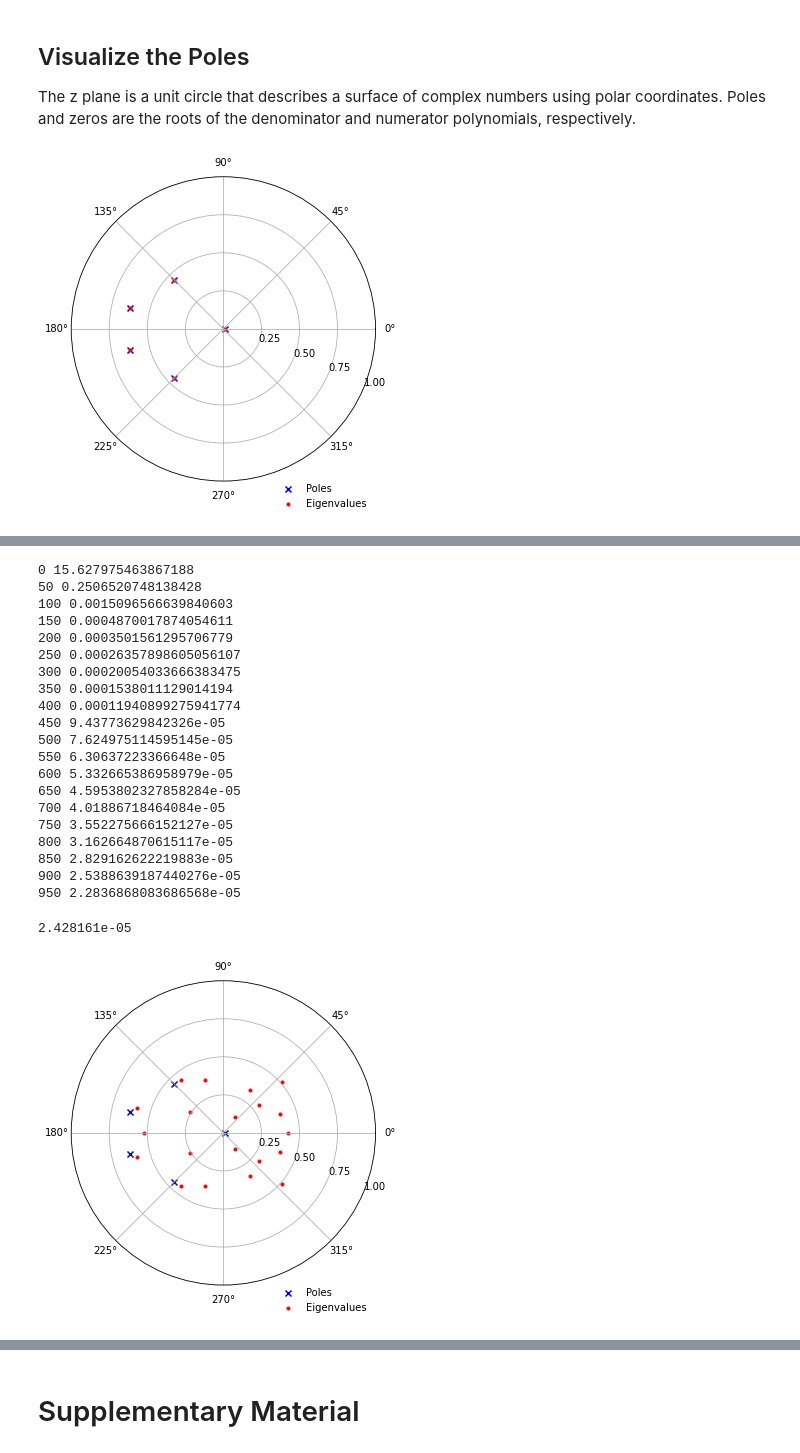
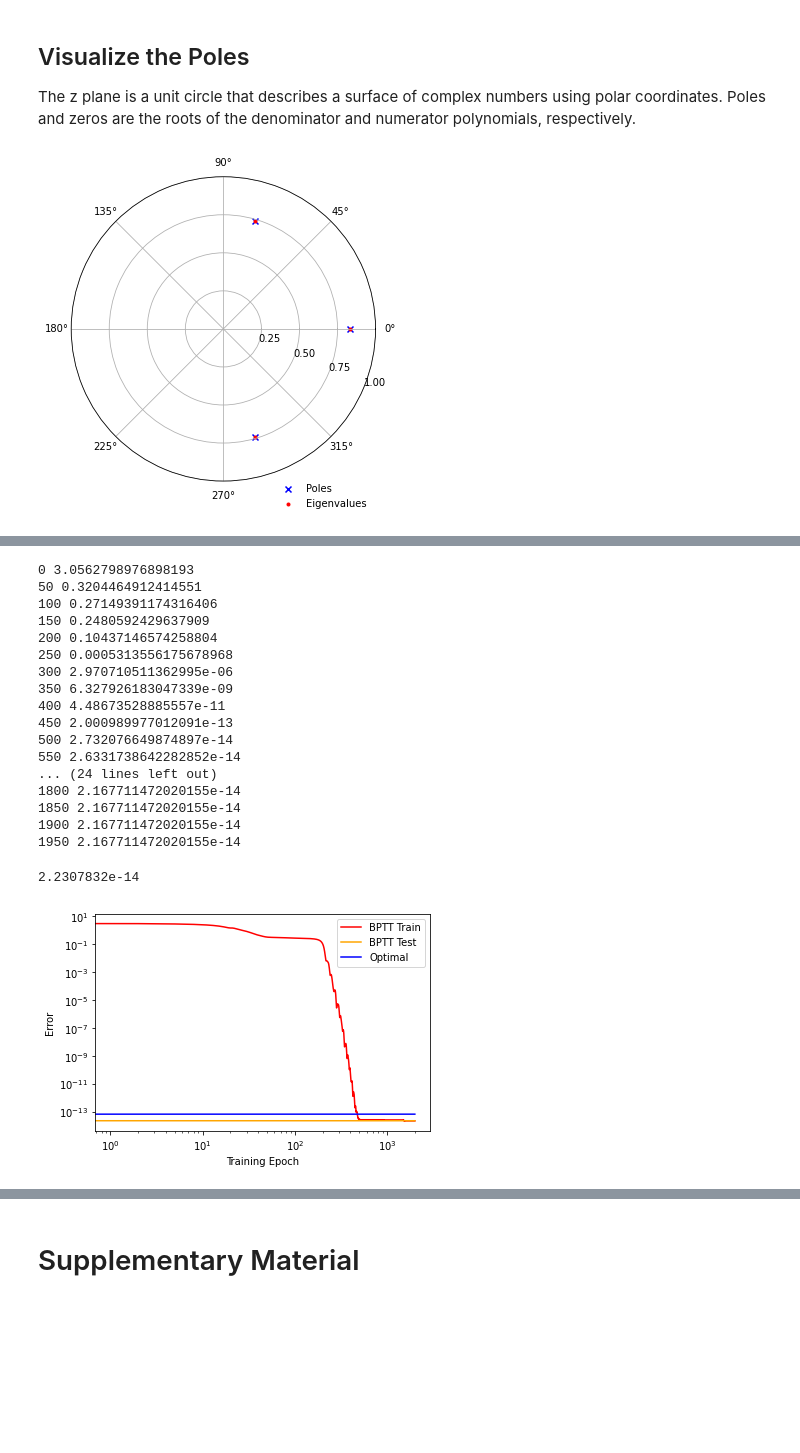
Before and after one commit to mpotta/bptt, a Jupyter notebook: RNNs as Filters/rnns_as_filters.ipynb, the cells around one changed output, grey strips where cells are left out. Drawn from its saved outputs; the diff is of its cells as text; code cells hidden in the pictures; blank space fills up the shorter version.

Commit message:
Added plot for loglog loss

```diff
--- a/RNNs as Filters/rnns_as_filters.ipynb
+++ b/RNNs as Filters/rnns_as_filters.ipynb
@@ -99,8 +98,8 @@ import numpy as np
 import scipy.signal as signal
 
 # Set Parameters
-filter_order = N = 5
-hidden_size = 20
+filter_order = N = 3
+hidden_size = 3
 
 seq_len = 150
 wash_out = 50
@@ -301,6 +300,6 @@ pred, rnn_output = net(test_inp)
 
 # Compute Loss
 criterion = nn.MSELoss()
-error = criterion(pred[wash_out:,:,:], test_out[wash_out:,:,:]).detach().numpy()
-print(error)
+error_optimal = criterion(pred[wash_out:,:,:], test_out[wash_out:,:,:]).detach().numpy()
+print(error_optimal)
 # %% [output]
@@ -347,7 +346,7 @@ real_poles, imag_poles = [x.real for x in p], [x.imag for x in p]
 realW_bptt, imagW_bptt = extract_eigen_values(net.rnn.h2h.weight.detach().numpy())
 polar_plot(real_poles, imag_poles, realW_bptt, imagW_bptt)
 # %% [output]
-[figure, old version]
+[figure, new version]
 # %% [markdown]
 ## Train an RNN
 #### What is the relationship between poles of a filter and eigenvalues of a feedback system?
@@ -362,7 +361,11 @@ As multiple weight matrices can implement the same dynamics by having identical
 net_trained = RNNNet(1, hidden_size, 1)
 
 optimizer = torch.optim.Adam(net_trained.parameters(), lr=0.01)
-for epoch in range(1000):
+
+error_train = []
+
+epochs = 2000
+for epoch in range(epochs):
     # Zero the gradient buffer
     optimizer.zero_grad()
 
@@ -373,6 +376,7 @@ for epoch in range(1000):
 
     # Measure the loss
     loss = criterion(pred[:,wash_out:,:], train_out[:,wash_out:,:])
+    error_train.append(loss.data.item())
 
     # Print the loss
     if epoch%50==0:
@@ -382,39 +386,44 @@ for epoch in range(1000):
     loss.backward()
     optimizer.step()
 # %% [output]
-0 15.627975463867188
-50 0.2506520748138428
-100 0.0015096566639840603
-150 0.0004870017874054611
-200 0.0003501561295706779
-250 0.00026357898605056107
-300 0.00020054033666383475
-350 0.0001538011129014194
-400 0.00011940899275941774
-450 9.43773629842326e-05
-500 7.624975114595145e-05
-550 6.30637223366648e-05
-600 5.332665386958979e-05
-650 4.5953802327858284e-05
-700 4.01886718464084e-05
-750 3.552275666152127e-05
-800 3.162664870615117e-05
-850 2.829162622219883e-05
-900 2.5388639187440276e-05
-950 2.2836868083686568e-05
+0 3.0562798976898193
+50 0.3204464912414551
+100 0.27149391174316406
+150 0.2480592429637909
+200 0.10437146574258804
+250 0.0005313556175678968
+300 2.970710511362995e-06
+350 6.327926183047339e-09
+400 4.48673528885557e-11
+450 2.000989977012091e-13
+500 2.732076649874897e-14
+550 2.6331738642282852e-14
+... (24 lines left out)
+1800 2.167711472020155e-14
+1850 2.167711472020155e-14
+1900 2.167711472020155e-14
+1950 2.167711472020155e-14
+# %%
+def plot_loss_history(error_train, error_test, error_optimal):
+    plt.loglog(error_train, color='red', label ="BPTT Train")
+    plt.loglog(error_test*np.ones(epochs), color='orange', label ="BPTT Test")
+    plt.loglog(error_optimal*np.ones(epochs), color='blue', label ="Optimal")
+    plt.xlabel("Training Epoch")
+    plt.ylabel("Error")
+    plt.legend()
+    plt.show()
 # %%
 # Predict
 test_inp = torch.from_numpy(test_X).type(torch.float)
 test_out = torch.from_numpy(test_Y).type(torch.float)
 pred, rnn_activity = net_trained(test_inp)
 
 # Compute Loss
 criterion = nn.MSELoss()
-error = criterion(pred[wash_out:,:,:], test_out[wash_out:,:,:]).detach().numpy()
-print(error)
+error_test = criterion(pred[wash_out:,:,:], test_out[wash_out:,:,:]).detach().numpy()
+print(error_test)
 
-realW_bptt, imagW_bptt = extract_eigen_values(net_trained.rnn.h2h.weight.detach().numpy())
-polar_plot(real_poles, imag_poles, realW_bptt, imagW_bptt)
+plot_loss_history(error_train, error_test, error_optimal)
 # %% [output]
-2.428161e-05
+2.2307832e-14
-[figure, old version]
+[figure, new version]
```
Also changed, not shown: parts of 7 cells of this notebook.
